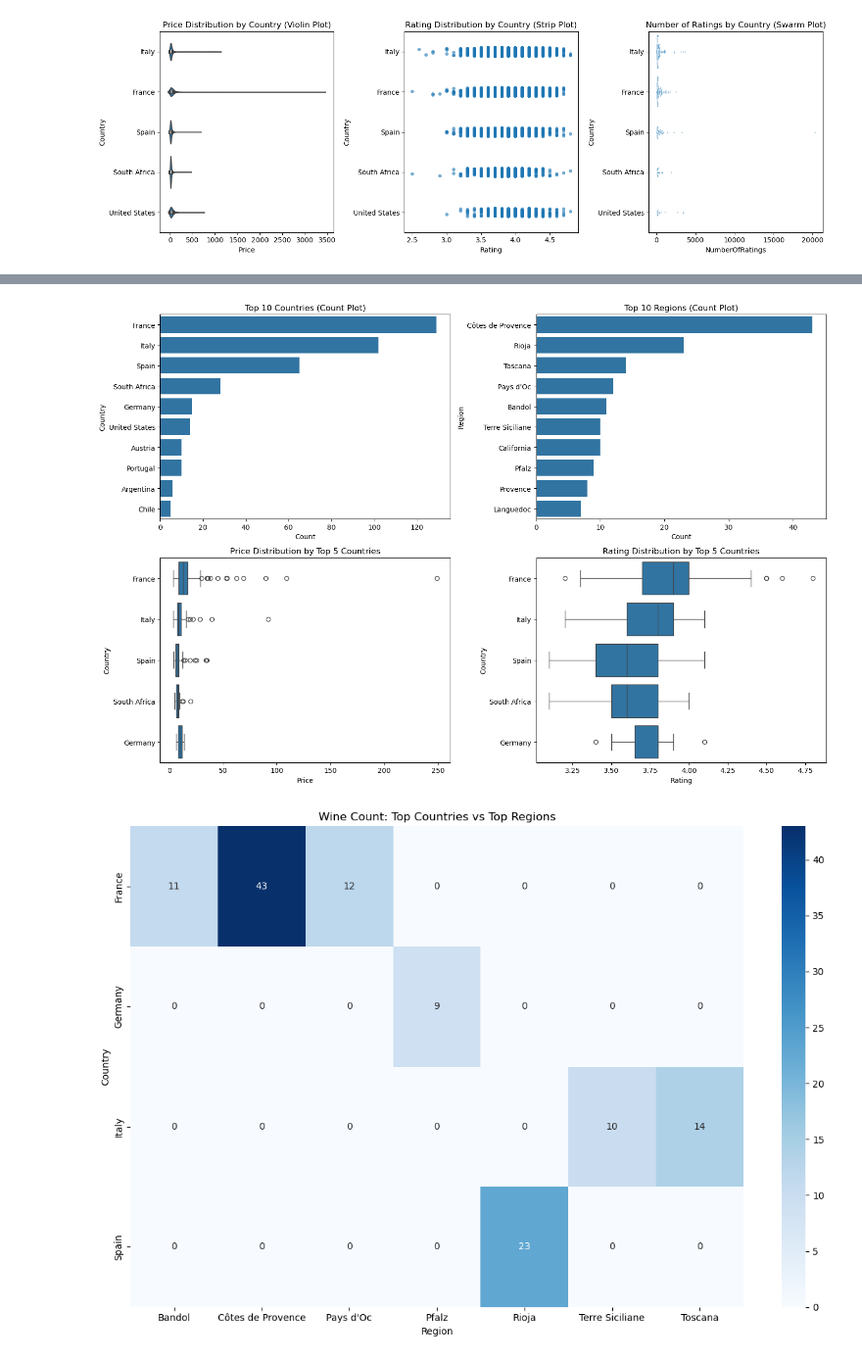
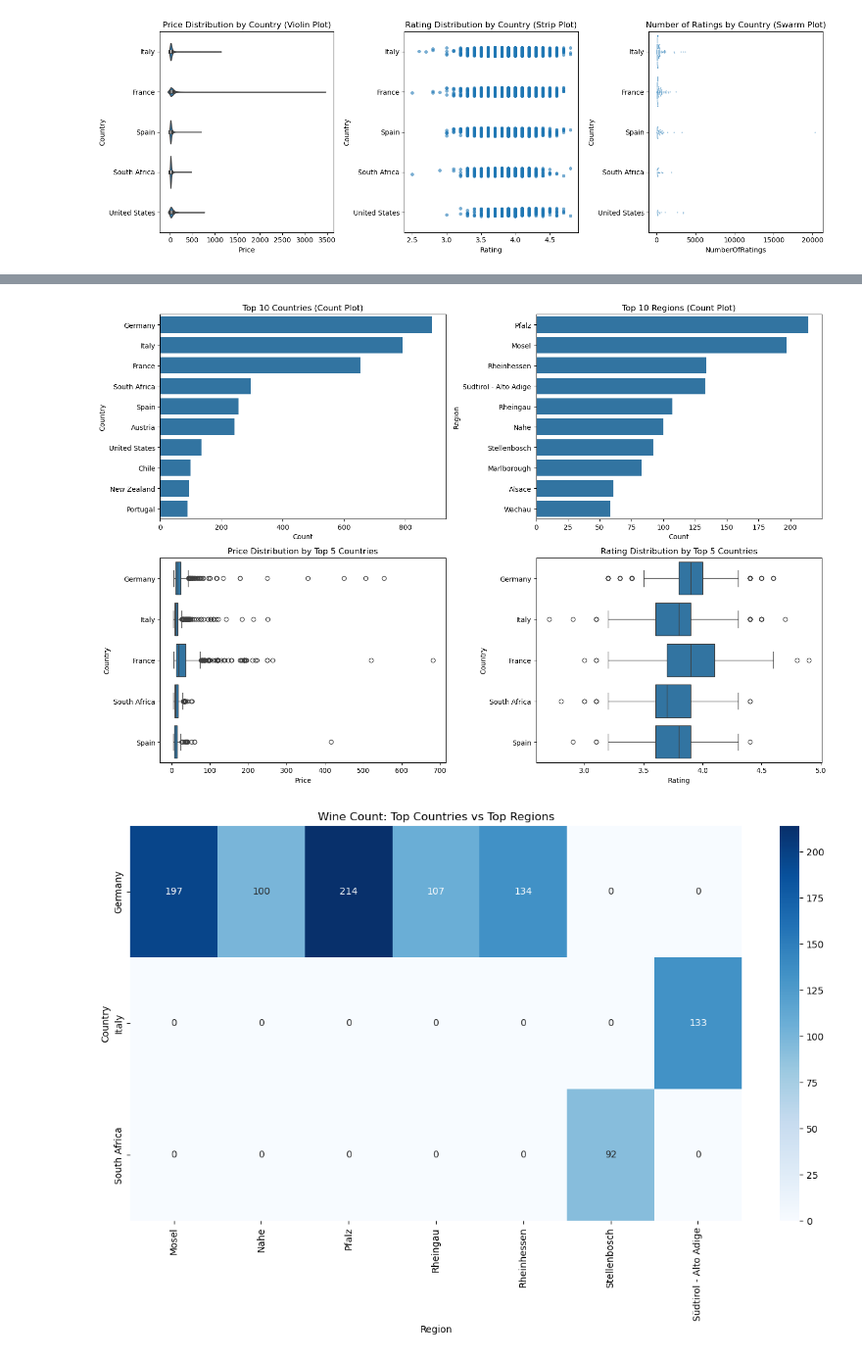
Before and after one commit to dylangeorg3/ENGG2112_Project, a Jupyter notebook: DatasetAnalysis.ipynb, the cells around one changed output, grey strips where cells are left out. Shown at 98% size. Saved outputs shown, nothing was run; the diff lists cells and outputs as text; code cells hidden in the pictures.

Commit message:
Completed data visualisation of price datasets
Visualised categorical data with heaps of plots. Likely won't need all of them.

```diff
--- a/DatasetAnalysis.ipynb
+++ b/DatasetAnalysis.ipynb
@@ -465,62 +465,62 @@ plt.figure(figsize=(15, 10))
 
 # Count plot for countries
 plt.subplot(2, 2, 1)
-sns.countplot(data=df_rose_cost, y='Country', order=df_rose_cost['Country'].value_counts().head(10).index)
+sns.countplot(data=df_white_cost, y='Country', order=df_white_cost['Country'].value_counts().head(10).index)
 plt.title('Top 10 Countries (Count Plot)')
 plt.xlabel('Count')
 
 # Count plot for regions (top 10)
 plt.subplot(2, 2, 2)
-top_regions = df_rose_cost['Region'].value_counts().head(10).index
-sns.countplot(data=df_rose_cost[df_rose_cost['Region'].isin(top_regions)], y='Region',
+top_regions = df_white_cost['Region'].value_counts().head(10).index
+sns.countplot(data=df_white_cost[df_white_cost['Region'].isin(top_regions)], y='Region',
               order=top_regions)
 plt.title('Top 10 Regions (Count Plot)')
 plt.xlabel('Count')
 
 # Box plot: Price by Country (top 5 countries)
 plt.subplot(2, 2, 3)
-top_5_countries = df_rose_cost['Country'].value_counts().head(5).index
-sns.boxplot(data=df_rose_cost[df_rose_cost['Country'].isin(top_5_countries)],
+top_5_countries = df_white_cost['Country'].value_counts().head(5).index
+sns.boxplot(data=df_white_cost[df_white_cost['Country'].isin(top_5_countries)],
             y='Country', x='Price', order=top_5_countries)
 plt.title('Price Distribution by Top 5 Countries')
 
 # Box plot: Rating by Country (top 5 countries)
 plt.subplot(2, 2, 4)
-sns.boxplot(data=df_rose_cost[df_rose_cost['Country'].isin(top_5_countries)],
+sns.boxplot(data=df_white_cost[df_white_cost['Country'].isin(top_5_countries)],
             y='Country', x='Rating', order=top_5_countries)
 plt.title('Rating Distribution by Top 5 Countries')
 
 plt.tight_layout()
 plt.show()
 # %% [output]
-[figure, old version]
+[figure, new version]
 # %%
 # 5. Relationship between categorical variables - Heatmap
 plt.figure(figsize=(12, 8))
 
 # Create a crosstab between Country and Region (top countries and regions only)
-top_countries = df_rose_cost['Country'].value_counts().head(5).index
-top_regions = df_rose_cost['Region'].value_counts().head(8).index
+top_countries = df_white_cost['Country'].value_counts().head(5).index
+top_regions = df_white_cost['Region'].value_counts().head(8).index
 
 # Filter data for top countries and regions
-filtered_data = df_rose_cost[
-    (df_rose_cost['Country'].isin(top_countries)) &
-    (df_rose_cost['Region'].isin(top_regions))
+filtered_data = df_white_cost[
+    (df_white_cost['Country'].isin(top_countries)) &
+    (df_white_cost['Region'].isin(top_regions))
 ]
 
 if not filtered_data.empty:
     crosstab = pd.crosstab(filtered_data['Country'], filtered_data['Region'])
     sns.heatmap(crosstab, annot=True, fmt='d', cmap='Blues')
     plt.title('Wine Count: Top Countries vs Top Regions')
     plt.xlabel('Region')
     plt.ylabel('Country')
 else:
     print("No overlapping data between top countries and regions")
 
 plt.tight_layout()
 plt.show()
 # %% [output]
-[figure, old version]
+[figure, new version]
 # %%
 # 6. Advanced categorical visualization - Violin plots
 plt.figure(figsize=(15, 5))
```
Also changed, not shown: parts of 21 cells of this notebook.
